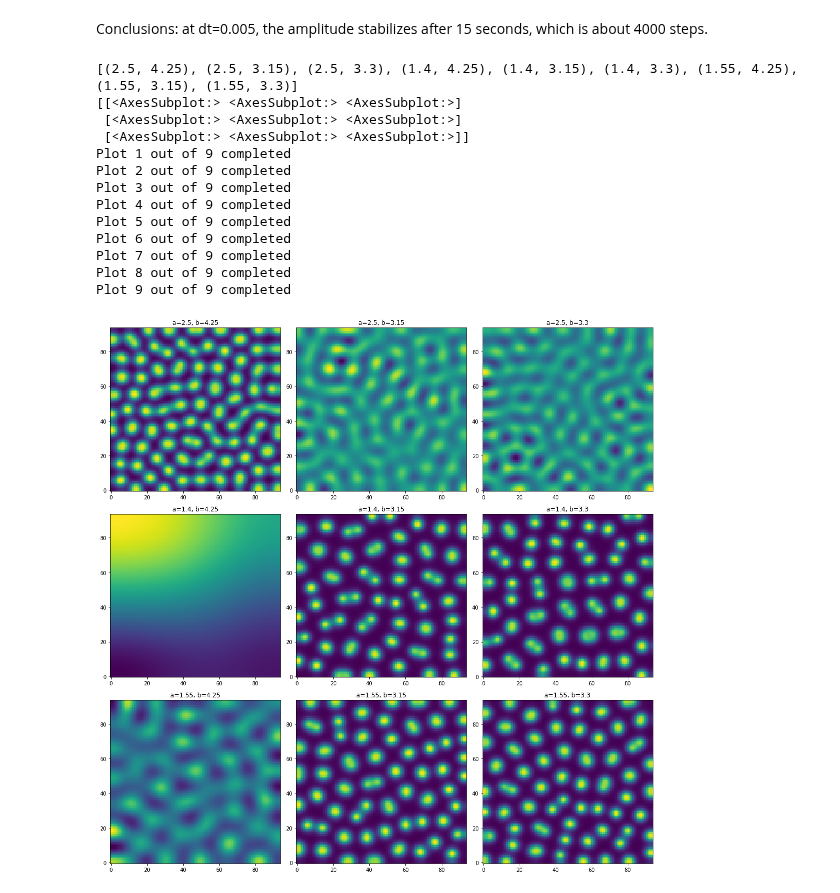
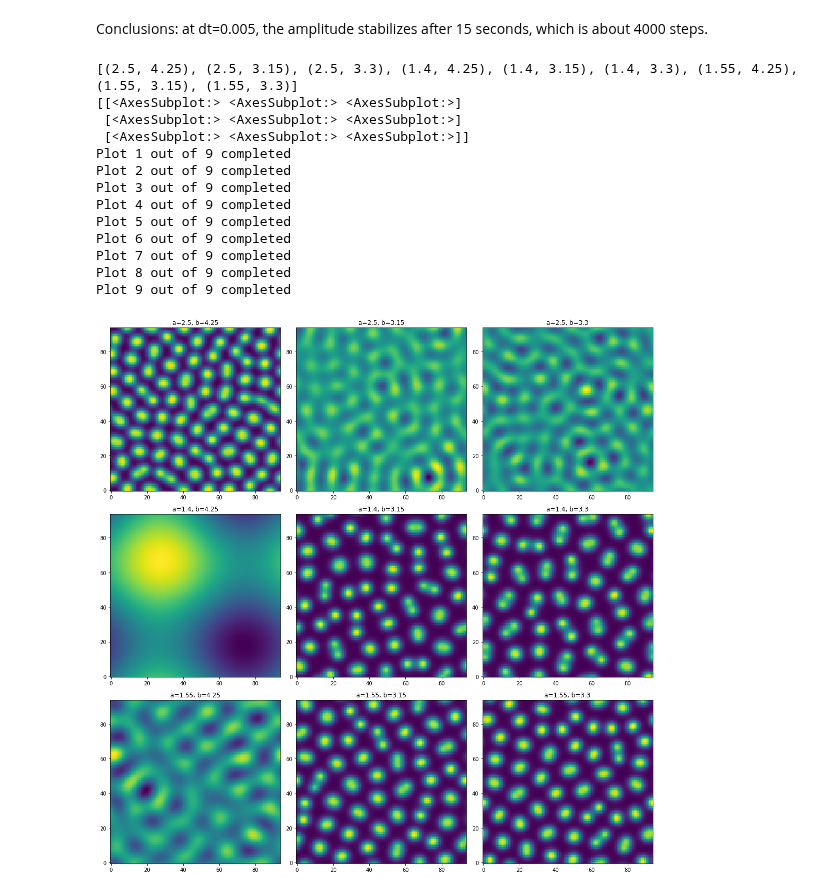
Before and after one commit to l-ada/Turing-models, a Jupyter notebook: brusselator.ipynb, the cells around one changed output. Cells and saved outputs as stored; diff of their text form; code cells hidden in the pictures.

Commit message:
Corrected initialization of lambda functions

```diff
--- a/brusselator.ipynb
+++ b/brusselator.ipynb
@@ -35,8 +35,8 @@ class Brusselator():
         self.D1 = D1
         self.NUM_STEPS = NUM_STEPS
         self.dt = dt
-        fu = lambda u,v: a + (u**2)*v - (b+1)*u
-        fv = lambda u,v: b*u-(u**2)*v
+        fu = lambda u,v: self.a + (u**2)*v - (self.b+1)*u
+        fv = lambda u,v: self.b*u-(u**2)*v
         self.fu = fu
         self.fv = fv
         self.method = method
@@ -378,33 +378,33 @@ axes = [
 
 for i in range(len(params)):
     a_perturbed, b_perturbed = params[i]
-    br = Brusselator(NUM_STEPS=10**4,a=a_perturbed, b=b_perturbed, L=L, method = 'finite-difference')
+    br = Brusselator(NUM_STEPS=10**4,a=a_perturbed, b=b_perturbed, L=L)
     u_saved, v_saved = perform_simulation(br)
     N, L, NUM_STEPS, dt = br.N, br.L, br.NUM_STEPS, br.dt
 
     u = u_saved[-1]
     print(f"Plot {i+1} out of {len(params)} completed")
     xs, ys = np.arange(0.0, L, L/N), np.arange(0.0, L, L/N)
     X, Y = np.meshgrid(xs, ys)
 
     axes[i].pcolormesh(X, Y, u, shading='auto')
     axes[i].set_title(f"a={a_perturbed}, b={b_perturbed}")
 
 plt.tight_layout()
 
 plt.show()
 # %% [output]
 [(2.5, 4.25), (2.5, 3.15), (2.5, 3.3), (1.4, 4.25), (1.4, 3.15), (1.4, 3.3), (1.55, 4.25), (1.55, 3.15), (1.55, 3.3)]
 [[<AxesSubplot:> <AxesSubplot:> <AxesSubplot:>]
  [<AxesSubplot:> <AxesSubplot:> <AxesSubplot:>]
  [<AxesSubplot:> <AxesSubplot:> <AxesSubplot:>]]
 Plot 1 out of 9 completed
 Plot 2 out of 9 completed
 Plot 3 out of 9 completed
 Plot 4 out of 9 completed
 Plot 5 out of 9 completed
 Plot 6 out of 9 completed
 Plot 7 out of 9 completed
 Plot 8 out of 9 completed
 Plot 9 out of 9 completed
-[figure, old version]
+[figure, new version]
```
Also changed, not shown: parts of 1 cell of this notebook.
